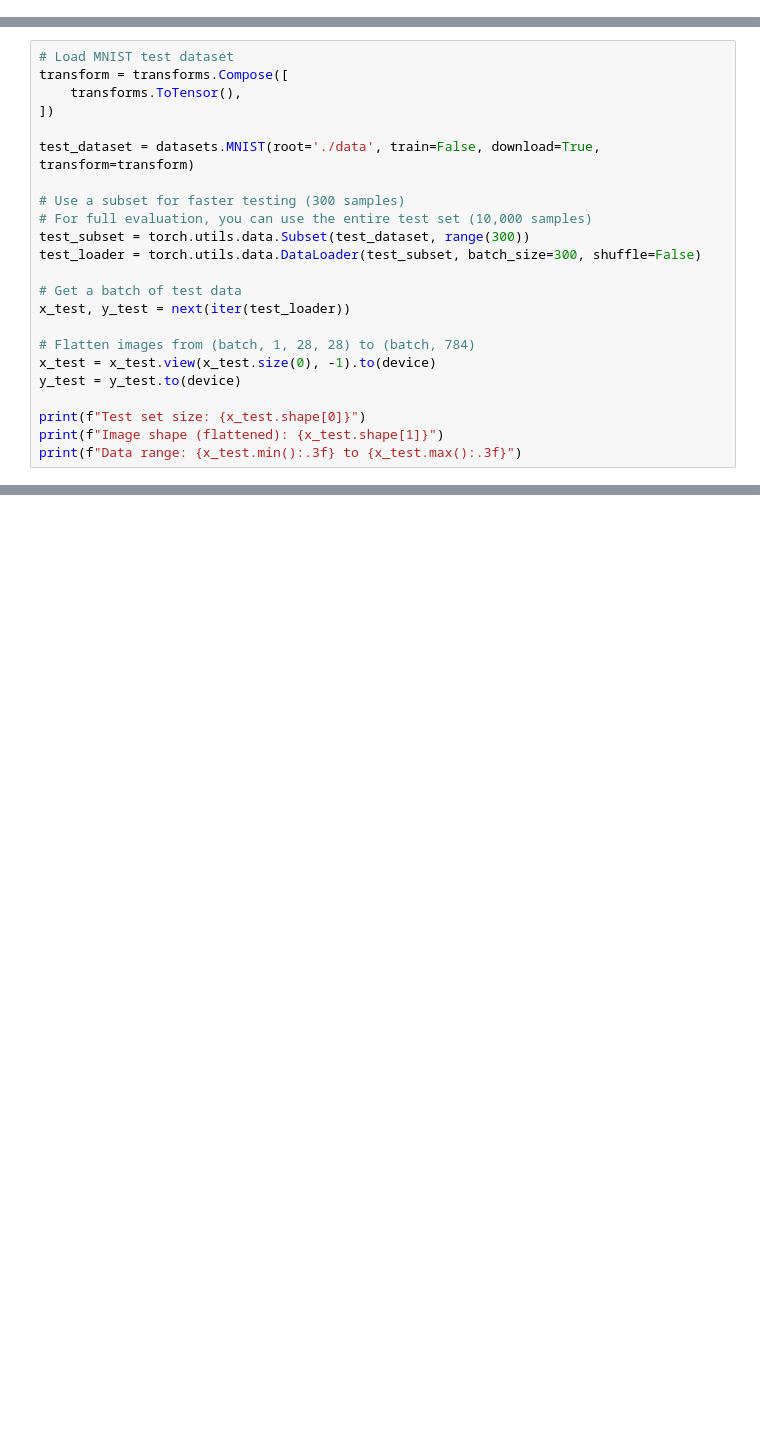
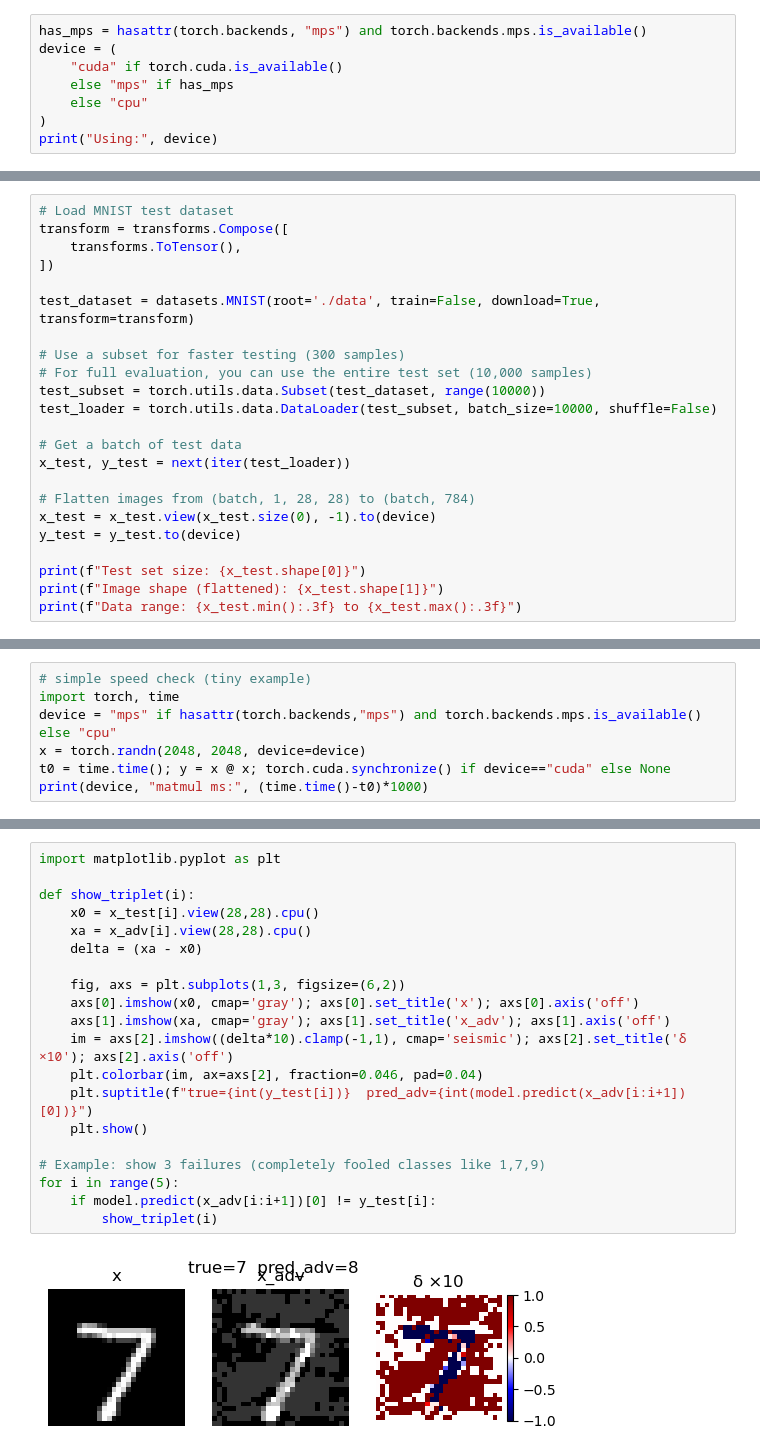
Before and after one commit to DotBion/mlcybersec, a Jupyter notebook: setup.ipynb, the cells around one changed output, grey strips where cells are left out. Drawn from its saved outputs; the diff is of its cells as text; blank space fills up the shorter version.

```diff
--- a/setup.ipynb
+++ b/setup.ipynb
@@ -43,0 +50,8 @@ if torch.cuda.is_available():
+# %%
+has_mps = hasattr(torch.backends, "mps") and torch.backends.mps.is_available()
+device = (
+    "cuda" if torch.cuda.is_available()
+    else "mps" if has_mps
+    else "cpu"
+)
+print("Using:", device)
@@ -51,8 +67,8 @@ test_dataset = datasets.MNIST(root='./data', train=False, download=True, transfo
 
 # Use a subset for faster testing (300 samples)
 # For full evaluation, you can use the entire test set (10,000 samples)
-test_subset = torch.utils.data.Subset(test_dataset, range(300))
-test_loader = torch.utils.data.DataLoader(test_subset, batch_size=300, shuffle=False)
+test_subset = torch.utils.data.Subset(test_dataset, range(10000))
+test_loader = torch.utils.data.DataLoader(test_subset, batch_size=10000, shuffle=False)
 
 # Get a batch of test data
 x_test, y_test = next(iter(test_loader))
@@ -73,0 +105,7 @@ print(f"Clean accuracy (unperturbed): {clean_acc:.4f}")
+# %%
+# simple speed check (tiny example)
+import torch, time
+device = "mps" if hasattr(torch.backends,"mps") and torch.backends.mps.is_available() else "cpu"
+x = torch.randn(2048, 2048, device=device)
+t0 = time.time(); y = x @ x; torch.cuda.synchronize() if device=="cuda" else None
+print(device, "matmul ms:", (time.time()-t0)*1000)
@@ -73,0 +256,22 @@ print(f"Clean accuracy (unperturbed): {clean_acc:.4f}")
+# %%
+import matplotlib.pyplot as plt
+
+def show_triplet(i):
+    x0 = x_test[i].view(28,28).cpu()
+    xa = x_adv[i].view(28,28).cpu()
+    delta = (xa - x0)
+
+    fig, axs = plt.subplots(1,3, figsize=(6,2))
+    axs[0].imshow(x0, cmap='gray'); axs[0].set_title('x'); axs[0].axis('off')
+    axs[1].imshow(xa, cmap='gray'); axs[1].set_title('x_adv'); axs[1].axis('off')
+    im = axs[2].imshow((delta*10).clamp(-1,1), cmap='seismic'); axs[2].set_title('δ ×10'); axs[2].axis('off')
+    plt.colorbar(im, ax=axs[2], fraction=0.046, pad=0.04)
+    plt.suptitle(f"true={int(y_test[i])}  pred_adv={int(model.predict(x_adv[i:i+1])[0])}")
+    plt.show()
+
+# Example: show 3 failures (completely fooled classes like 1,7,9)
+for i in range(5):
+    if model.predict(x_adv[i:i+1])[0] != y_test[i]:
+        show_triplet(i)
+# %% [output]
+[figure, added]
```
Also changed, not shown: parts of 31 cells of this notebook.
